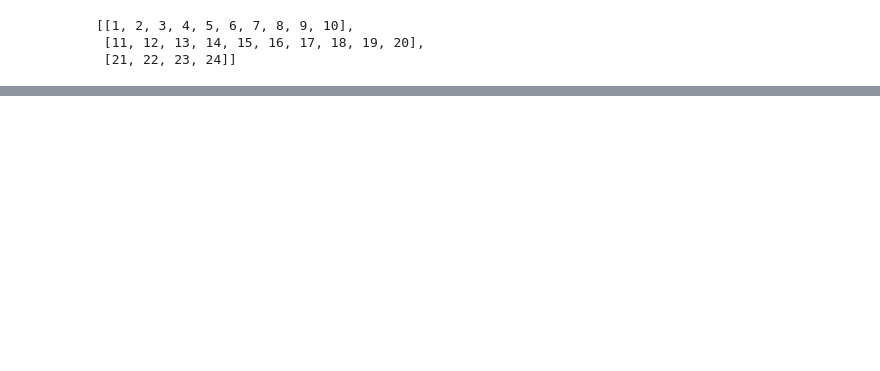
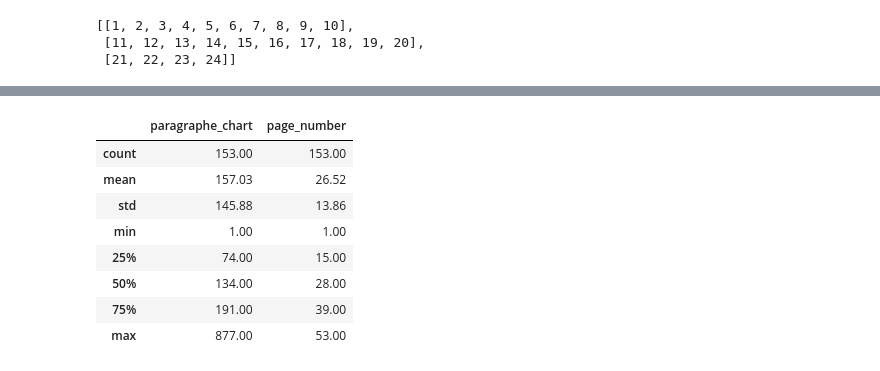
Before and after one commit to MD2001/Self_traine_RAG_Model, a Jupyter notebook: test.ipynb, the cells around one changed output, grey strips where cells are left out. Cells and saved outputs as stored; diff of their text form; code cells hidden in the pictures; blank space fills up the shorter version.

```diff
--- a/test.ipynb
+++ b/test.ipynb
@@ -198,0 +214,15 @@ pages_and_texts[5]
+# %%
+pages_and_chunk=[]
+for page in pages_and_texts:
+    for chunk in page["sentences_chunk"]:
+        chunk_dict = {}
+
+        # join all sentences in chunk to be one paragraphe
+        paragragh = "".join(chunk).replace("  "," ").strip()
+        chunk_dict ["paragraphe"] = paragragh
+        #some statistice
+        chunk_dict["paragraphe_chart"] = len(paragragh.split(" "))
+        chunk_dict ["page_number"] = page["page_number"]
+
+        pages_and_chunk.append(chunk_dict)
+pages_and_chunk[5] ,len(pages_and_chunk),len(pages_and_texts)
@@ -198,0 +235,13 @@ pages_and_texts[5]
+# %%
+df = pd.DataFrame(pages_and_chunk)
+df.describe().round(2)
+# %% [output]
+|  | paragraphe_chart | page_number |
+| count | 153.00 | 153.00 |
+| mean | 157.03 | 26.52 |
+| std | 145.88 | 13.86 |
+| min | 1.00 | 1.00 |
+| 25% | 74.00 | 15.00 |
+| 50% | 134.00 | 28.00 |
+| 75% | 191.00 | 39.00 |
+| max | 877.00 | 53.00 |
```
Also changed, not shown: parts of 9 cells of this notebook.
